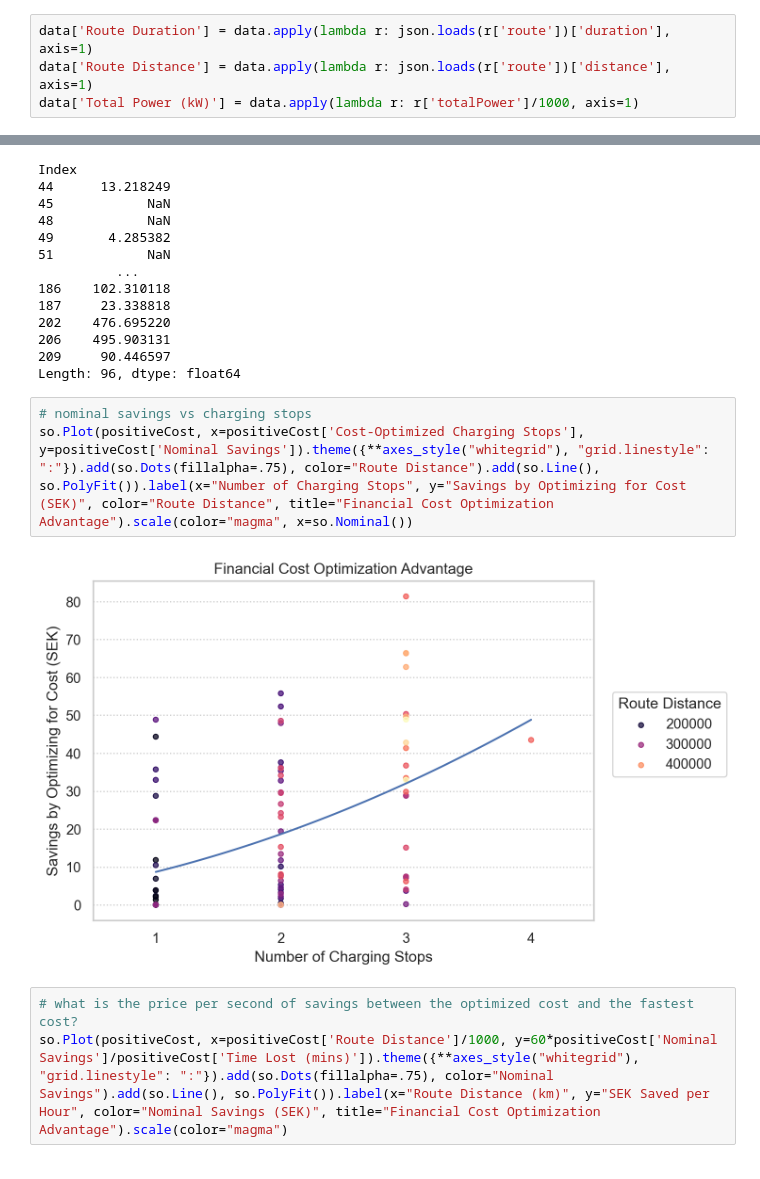
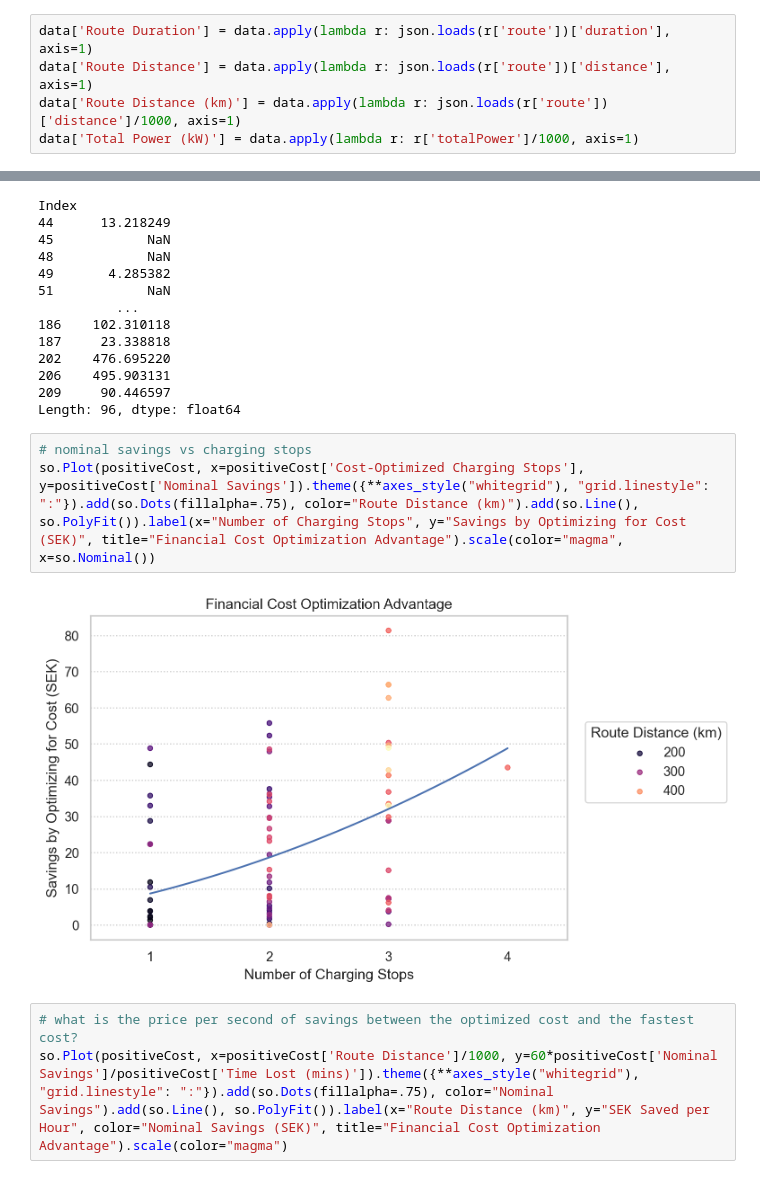
Before and after one commit to mattlehrer/ev-routing-experiment-analysis, a Jupyter notebook: figures.ipynb, the cells around one changed output, grey strips where cells are left out. Saved outputs shown, nothing was run; the diff lists cells and outputs as text.

```diff
--- a/figures.ipynb
+++ b/figures.ipynb
@@ -43,6 +43,7 @@ memory usage: 33.4+ KB
 # %%
 data['Route Duration'] = data.apply(lambda r: json.loads(r['route'])['duration'], axis=1)
 data['Route Distance'] = data.apply(lambda r: json.loads(r['route'])['distance'], axis=1)
+data['Route Distance (km)'] = data.apply(lambda r: json.loads(r['route'])['distance']/1000, axis=1)
 data['Total Power (kW)'] = data.apply(lambda r: r['totalPower']/1000, axis=1)
 # %%
 data.describe()
@@ -267,9 +289,9 @@ Index
 Length: 96, dtype: float64
 # %%
 # nominal savings vs charging stops
-so.Plot(positiveCost, x=positiveCost['Cost-Optimized Charging Stops'], y=positiveCost['Nominal Savings']).theme({**axes_style("whitegrid"), "grid.linestyle": ":"}).add(so.Dots(fillalpha=.75), color="Route Distance").add(so.Line(), so.PolyFit()).label(x="Number of Charging Stops", y="Savings by Optimizing for Cost (SEK)", color="Route Distance", title="Financial Cost Optimization Advantage").scale(color="magma", x=so.Nominal())
+so.Plot(positiveCost, x=positiveCost['Cost-Optimized Charging Stops'], y=positiveCost['Nominal Savings']).theme({**axes_style("whitegrid"), "grid.linestyle": ":"}).add(so.Dots(fillalpha=.75), color="Route Distance (km)").add(so.Line(), so.PolyFit()).label(x="Number of Charging Stops", y="Savings by Optimizing for Cost (SEK)", title="Financial Cost Optimization Advantage").scale(color="magma", x=so.Nominal())
 # %% [output]
-[figure, old version]
+[figure, new version]
 # %%
 # what is the price per second of savings between the optimized cost and the fastest cost?
 so.Plot(positiveCost, x=positiveCost['Route Distance']/1000, y=60*positiveCost['Nominal Savings']/positiveCost['Time Lost (mins)']).theme({**axes_style("whitegrid"), "grid.linestyle": ":"}).add(so.Dots(fillalpha=.75), color="Nominal Savings").add(so.Line(), so.PolyFit()).label(x="Route Distance (km)", y="SEK Saved per Hour", color="Nominal Savings (SEK)", title="Financial Cost Optimization Advantage").scale(color="magma")
```
Also changed, not shown: parts of 4 cells of this notebook, 5 other files.
